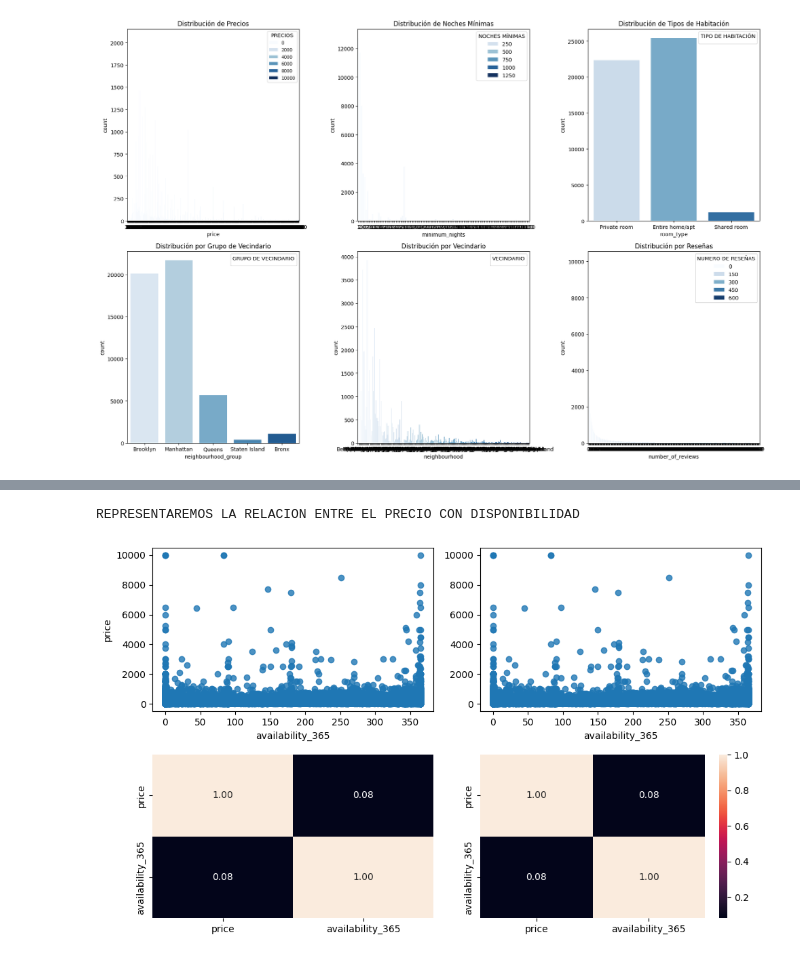
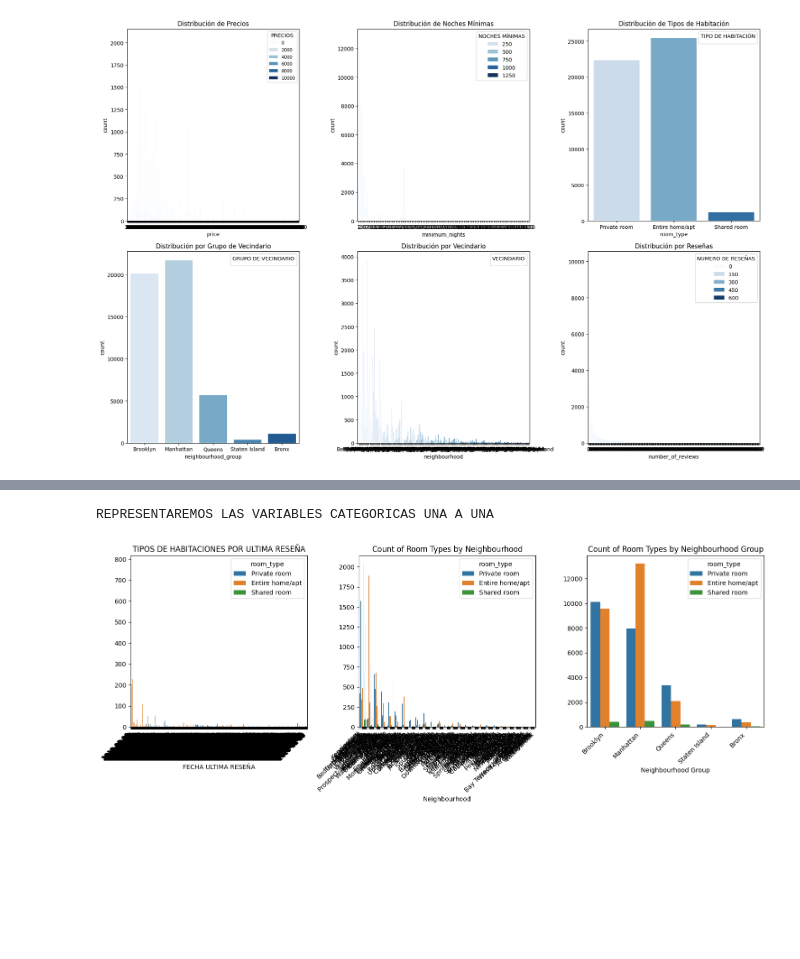
Before and after one commit to Jorge3127/machine-learning-python-template-Jorge3127, a Jupyter notebook: src/explore.ipynb, the cells around one changed output, grey strips where cells are left out. Saved outputs shown, nothing was run; the diff lists cells and outputs as text; code cells hidden in the pictures; blank space fills up the shorter version.

```diff
--- a/src/explore.ipynb
+++ b/src/explore.ipynb
@@ -283,19 +275,25 @@ REPRESENTAREMOS LA RELACION ENTRE EL PRECIO CON EL LISTADO DE ANFITRIONES
-# %%
-fig, axis = plt.subplots(2, 2, figsize = (10, 6))
-
-print("REPRESENTAREMOS LA RELACION ENTRE EL PRECIO CON DISPONIBILIDAD")
-# Crear un diagrama de dispersión múltiple
-sns.regplot(ax = axis[0, 0], data = df, x = "availability_365", y = "price")
-sns.heatmap(df[["price", "availability_365"]].corr(), annot = True, fmt = ".2f", ax = axis[1, 0], cbar = False)
-
-sns.regplot(ax = axis[0, 1], data = df, x = "availability_365", y = "price").set(ylabel=None)
-sns.heatmap(df[["price", "availability_365"]].corr(), annot = True, fmt = ".2f", ax = axis[1, 1])
-
-# Ajustar el layout
-plt.tight_layout()
-
-# Mostrar el plot
-plt.show()
-# %% [output]
-REPRESENTAREMOS LA RELACION ENTRE EL PRECIO CON DISPONIBILIDAD
-[figure, removed]
+# %%
+fig, axis = plt.subplots(1, 3, figsize = (15, 6))
+
+print("REPRESENTAREMOS LAS VARIABLES CATEGORICAS UNA A UNA\n")
+
+sns.countplot(ax=axis[0], data=df, x="last_review", hue="room_type").set(ylabel=None)
+axis[0].set_xticklabels(axis[0].get_xticklabels(), rotation=45, ha='right')
+axis[0].set_xlabel('FECHA ULTIMA RESEÑA')
+axis[0].set_title('TIPOS DE HABITACIONES POR ULTIMA RESEÑA')
+
+sns.countplot(ax=axis[1], data=df, x="neighbourhood", hue="room_type").set(ylabel=None)
+axis[1].set_xticklabels(axis[1].get_xticklabels(), rotation=45, ha='right')
+axis[1].set_xlabel('Neighbourhood')
+axis[1].set_title('Count of Room Types by Neighbourhood')
+
+sns.countplot(ax=axis[2], data=df, x="neighbourhood_group", hue="room_type").set(ylabel=None)
+axis[2].set_xticklabels(axis[2].get_xticklabels(), rotation=45, ha='right')
+axis[2].set_xlabel('Neighbourhood Group')
+axis[2].set_title('Count of Room Types by Neighbourhood Group')
+
+plt.tight_layout()
+plt.show(block=True)
+# %% [output]
+REPRESENTAREMOS LAS VARIABLES CATEGORICAS UNA A UNA
+[figure, added]
```
Also changed, not shown: parts of 10 cells of this notebook.
